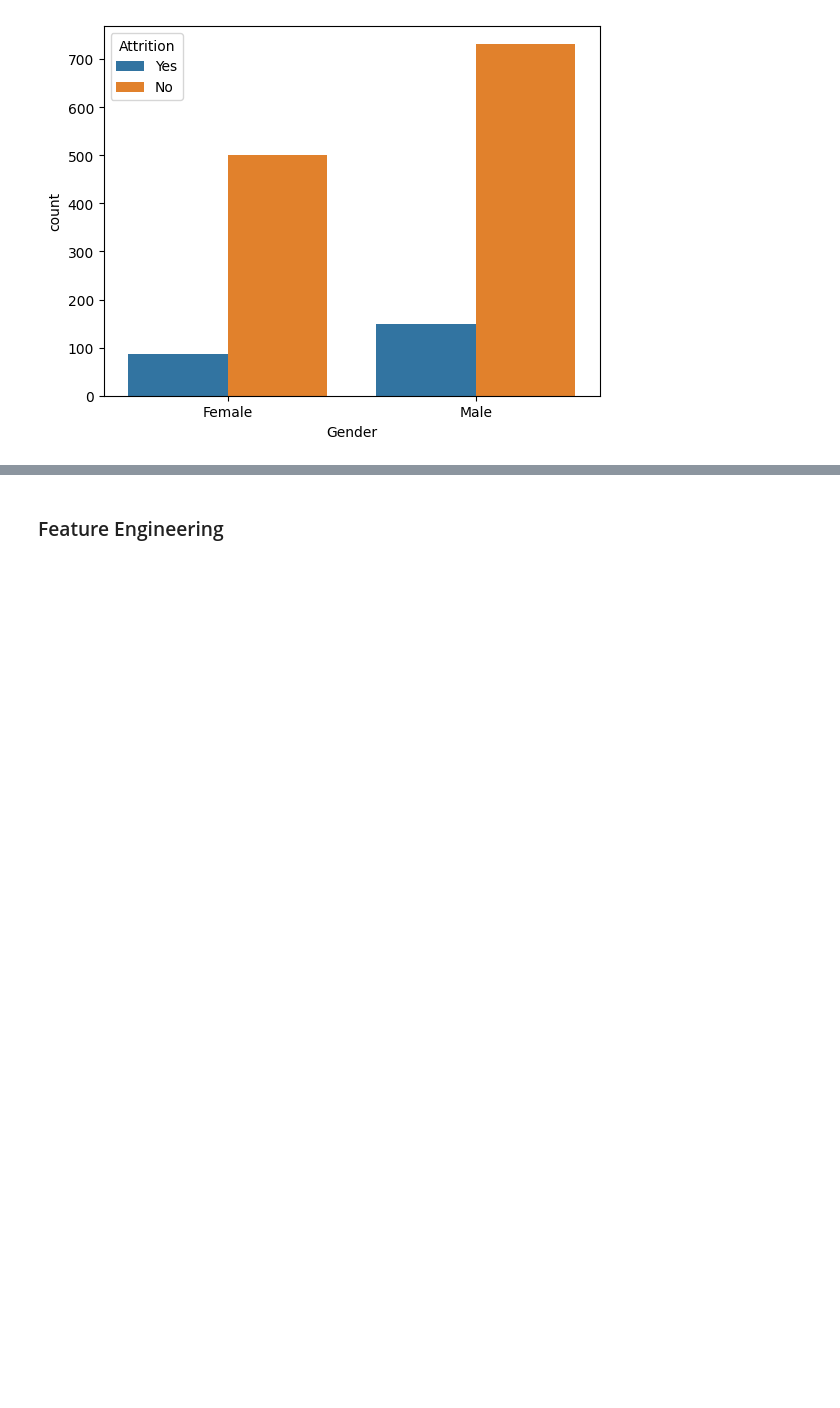
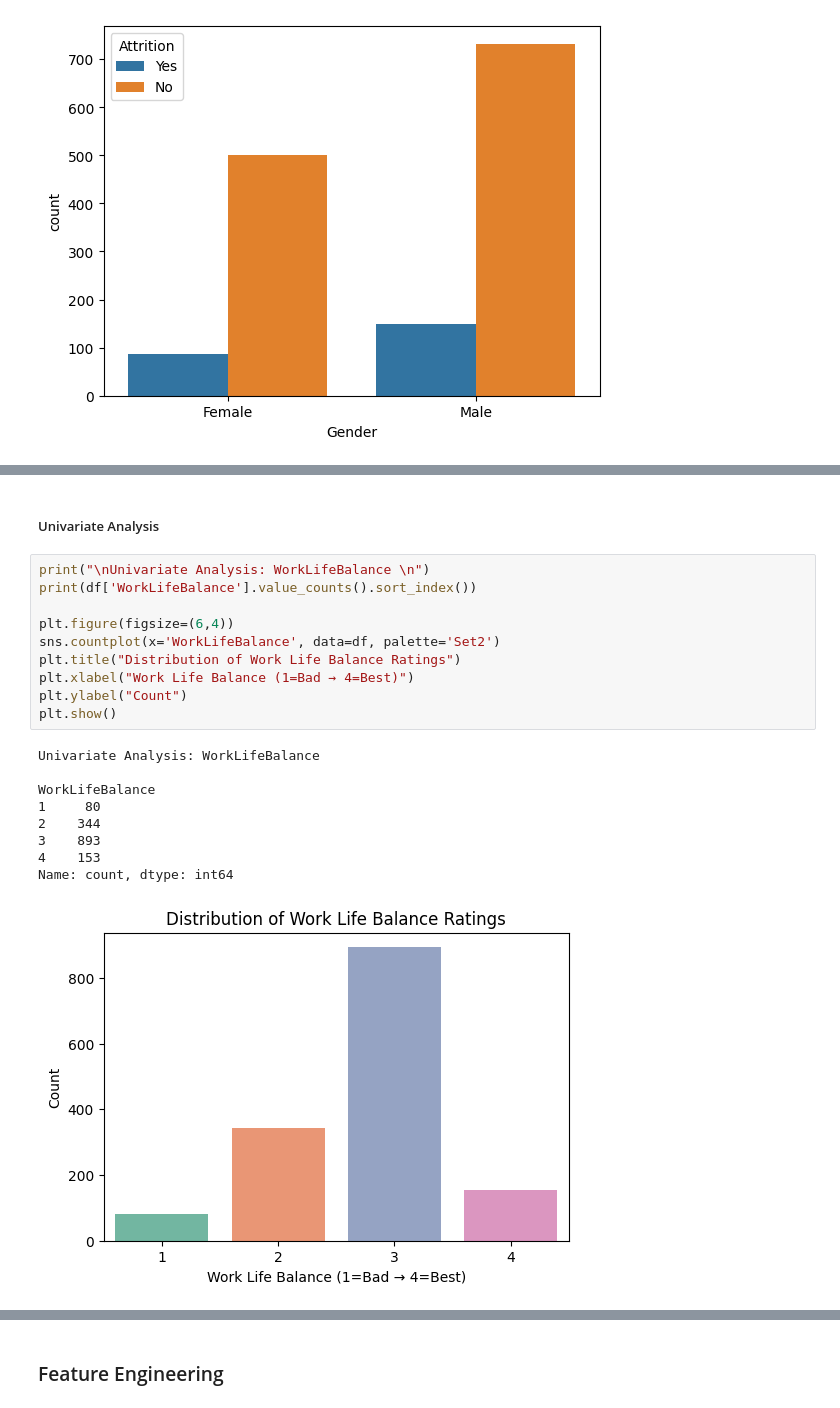
Before and after one commit to CreativeTob/InsightHQ, a Jupyter notebook: pst.ipynb, the cells around one changed output, grey strips where cells are left out. Saved outputs shown, nothing was run; the diff lists cells and outputs as text; blank space fills up the shorter version.

```diff
--- a/main.ipynb
+++ b/pst.ipynb
@@ -556,0 +640,22 @@ plt.show()
+# %% [markdown]
+#####  Univariate Analysis
+# %%
+print("\nUnivariate Analysis: WorkLifeBalance \n")
+print(df['WorkLifeBalance'].value_counts().sort_index())
+
+plt.figure(figsize=(6,4))
+sns.countplot(x='WorkLifeBalance', data=df, palette='Set2')
+plt.title("Distribution of Work Life Balance Ratings")
+plt.xlabel("Work Life Balance (1=Bad → 4=Best)")
+plt.ylabel("Count")
+plt.show()
+# %% [output]
+Univariate Analysis: WorkLifeBalance
+
+WorkLifeBalance
+1     80
+2    344
+3    893
+4    153
+Name: count, dtype: int64
+[figure, added]
```
Also changed, not shown: parts of 15 cells of this notebook.
